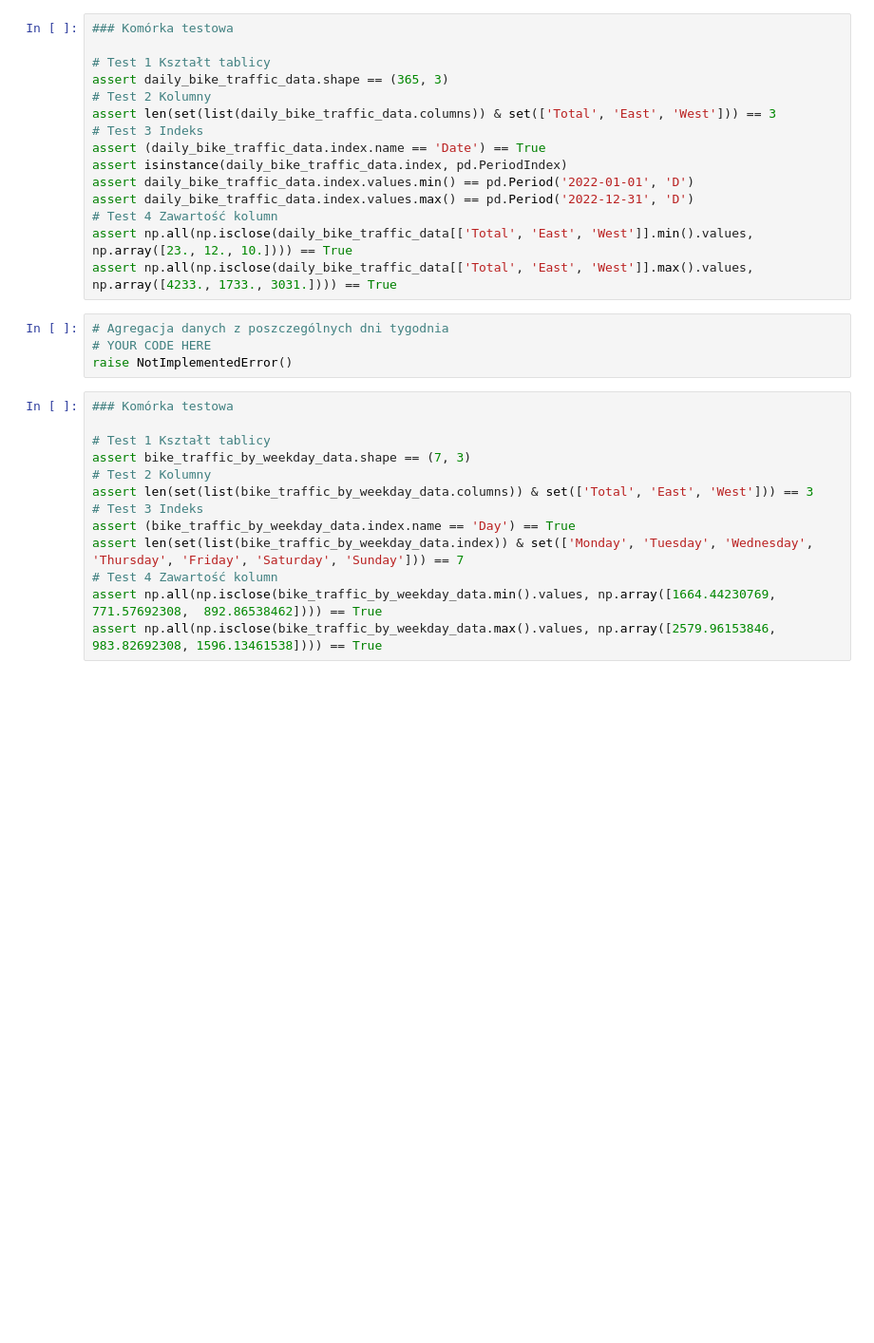
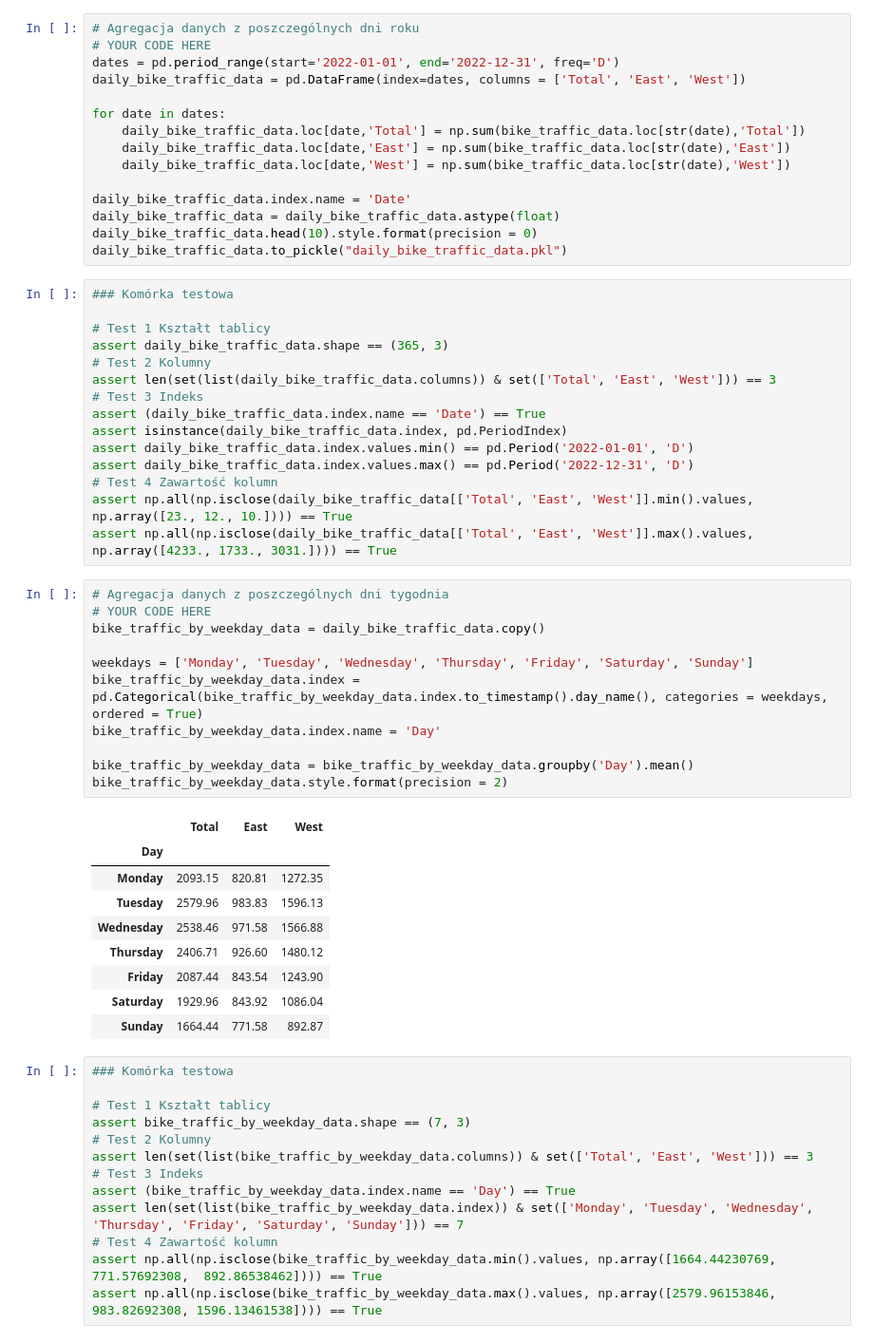
Before and after one commit to zuzannabrauer/dataAnalysisPython, a Jupyter notebook: ZZ03_CZ02.ipynb, the cells around one changed output. Shown at 95% size. Saved outputs shown, nothing was run; the diff lists cells and outputs as text; blank space fills up the shorter version.

```diff
--- a/ZZ03_CZ02.ipynb
+++ b/ZZ03_CZ02.ipynb
@@ -121,3 +119,18 @@ raise NotImplementedError()
+# %%
+# Agregacja danych z poszczególnych dni roku
+# YOUR CODE HERE
+dates = pd.period_range(start='2022-01-01', end='2022-12-31', freq='D')
+daily_bike_traffic_data = pd.DataFrame(index=dates, columns = ['Total', 'East', 'West'])
+
+for date in dates:
+    daily_bike_traffic_data.loc[date,'Total'] = np.sum(bike_traffic_data.loc[str(date),'Total'])
+    daily_bike_traffic_data.loc[date,'East'] = np.sum(bike_traffic_data.loc[str(date),'East'])
+    daily_bike_traffic_data.loc[date,'West'] = np.sum(bike_traffic_data.loc[str(date),'West'])
+
+daily_bike_traffic_data.index.name = 'Date'
+daily_bike_traffic_data = daily_bike_traffic_data.astype(float)
+daily_bike_traffic_data.head(10).style.format(precision = 0)
+daily_bike_traffic_data.to_pickle("daily_bike_traffic_data.pkl")
 # %%
 ### Komórka testowa
 
@@ -136,7 +149,24 @@ assert np.all(np.isclose(daily_bike_traffic_data[['Total', 'East', 'West']].max(
 # %%
 # Agregacja danych z poszczególnych dni tygodnia
 # YOUR CODE HERE
-raise NotImplementedError()
+bike_traffic_by_weekday_data = daily_bike_traffic_data.copy()
+
+weekdays = ['Monday', 'Tuesday', 'Wednesday', 'Thursday', 'Friday', 'Saturday', 'Sunday']
+bike_traffic_by_weekday_data.index = pd.Categorical(bike_traffic_by_weekday_data.index.to_timestamp().day_name(), categories = weekdays, ordered = True)
+bike_traffic_by_weekday_data.index.name = 'Day'
+
+bike_traffic_by_weekday_data = bike_traffic_by_weekday_data.groupby('Day').mean()
+bike_traffic_by_weekday_data.style.format(precision = 2)
+# %% [output]
+|  | Total | East | West |
+| Day |  |  |  |
+| Monday | 2093.15 | 820.81 | 1272.35 |
+| Tuesday | 2579.96 | 983.83 | 1596.13 |
+| Wednesday | 2538.46 | 971.58 | 1566.88 |
+| Thursday | 2406.71 | 926.60 | 1480.12 |
+| Friday | 2087.44 | 843.54 | 1243.90 |
+| Saturday | 1929.96 | 843.92 | 1086.04 |
+| Sunday | 1664.44 | 771.58 | 892.87 |
 # %%
 ### Komórka testowa
 
```
Also changed, not shown: parts of 6 cells of this notebook.
